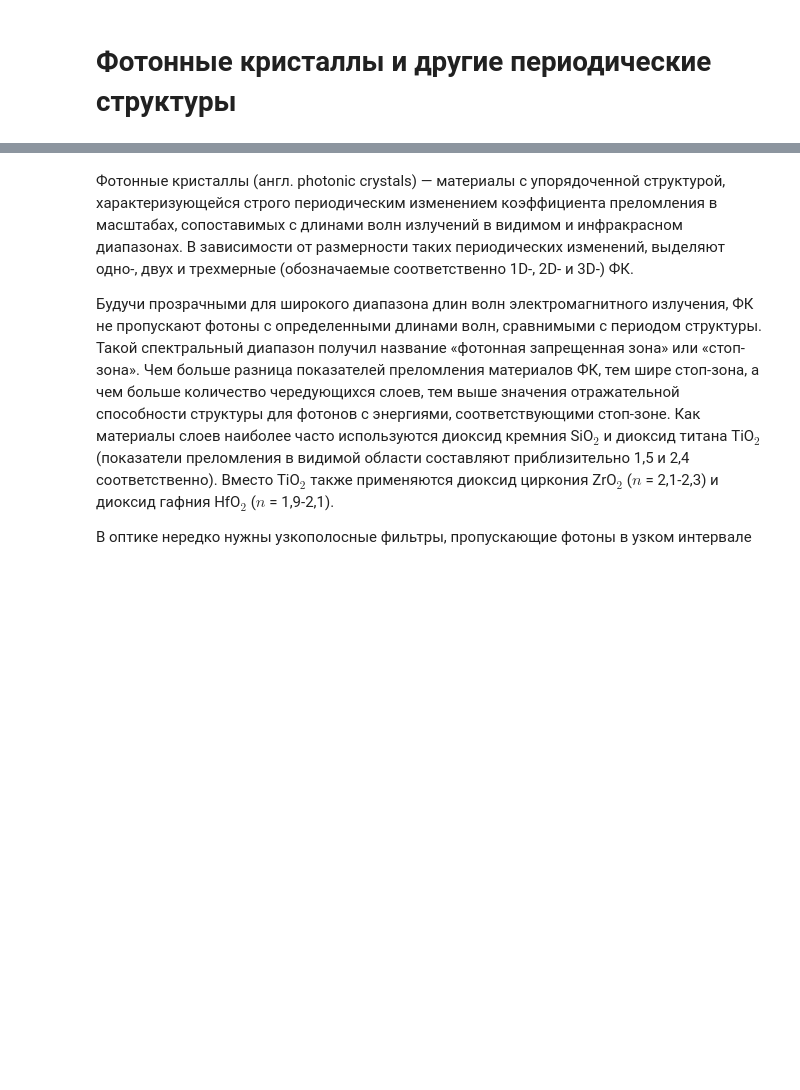
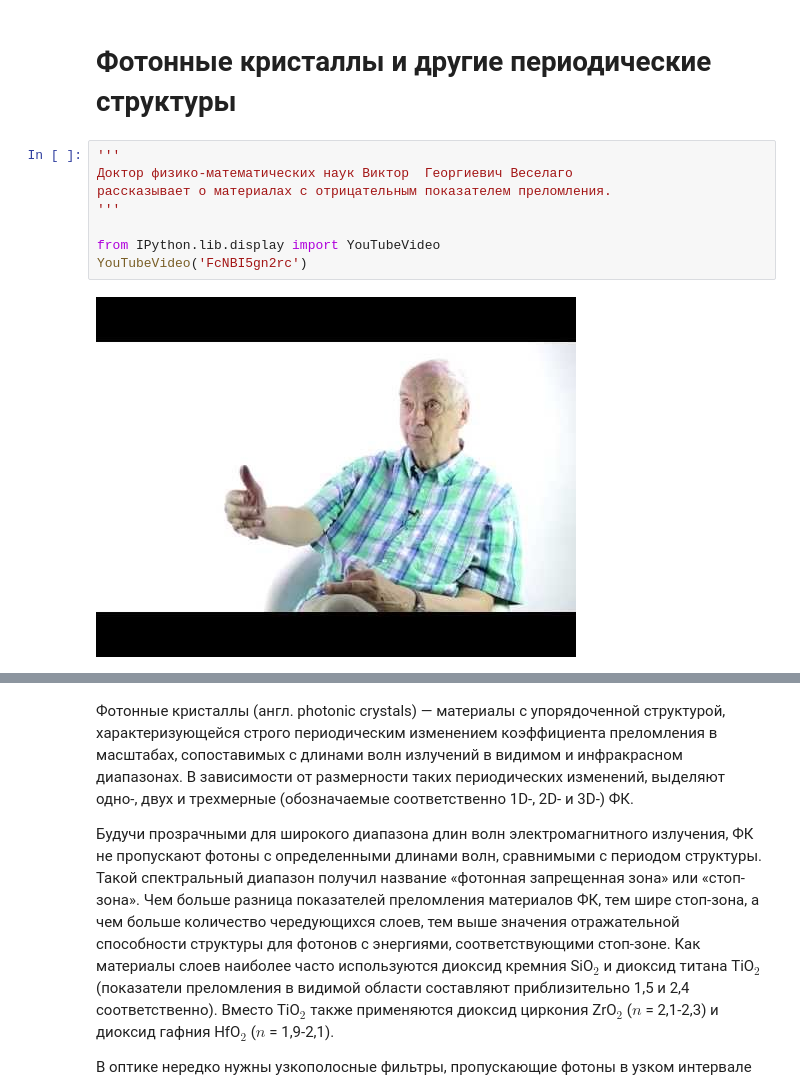
Before and after one commit to nanomaterials/course, a Jupyter notebook: 09_-_2D_Nanomaterials/02_Photonic_crystals.ipynb, the cells around one changed output, grey strips where cells are left out. Drawn from its saved outputs; the diff is of its cells as text; blank space fills up the shorter version.

```diff
--- a/09_-_2D_Nanomaterials/02_Photonic_crystals.ipynb
+++ b/09_-_2D_Nanomaterials/02_Photonic_crystals.ipynb
@@ -4,4 +4,14 @@
 # Конспект лекции
 # %% [markdown]
 # Фотонные кристаллы и другие периодические структуры
+# %%
+'''
+Доктор физико-математических наук Виктор  Георгиевич Веселаго
+рассказывает о материалах с отрицательным показателем преломления.
+'''
+
+from IPython.lib.display import YouTubeVideo
+YouTubeVideo('FcNBI5gn2rc')
+# %% [output]
+[figure, added]
 # %%
```
Also changed, not shown: parts of 6 cells of this notebook, 7 other files.
